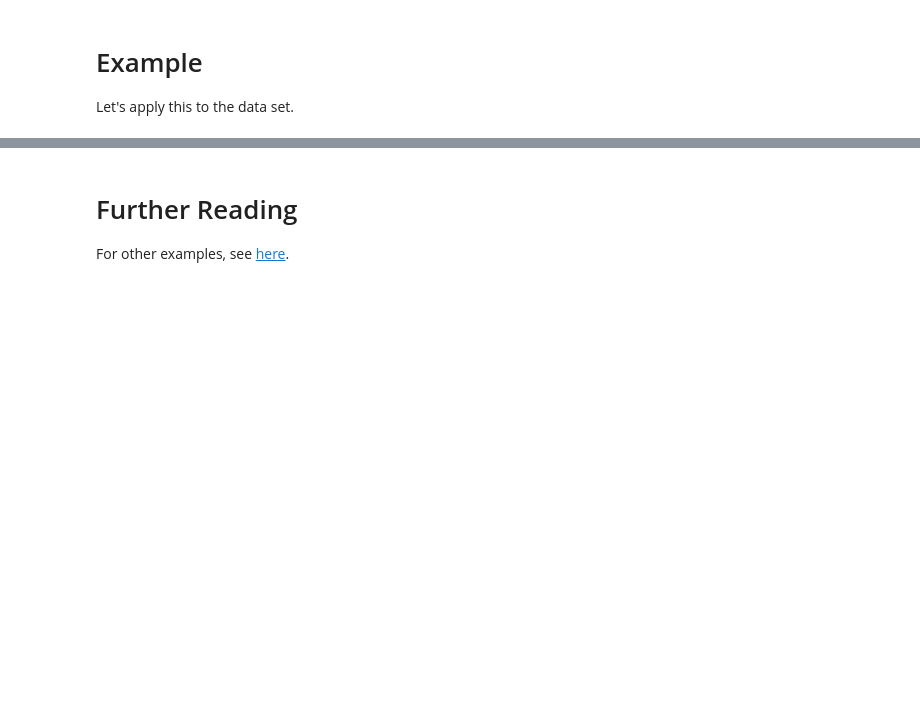
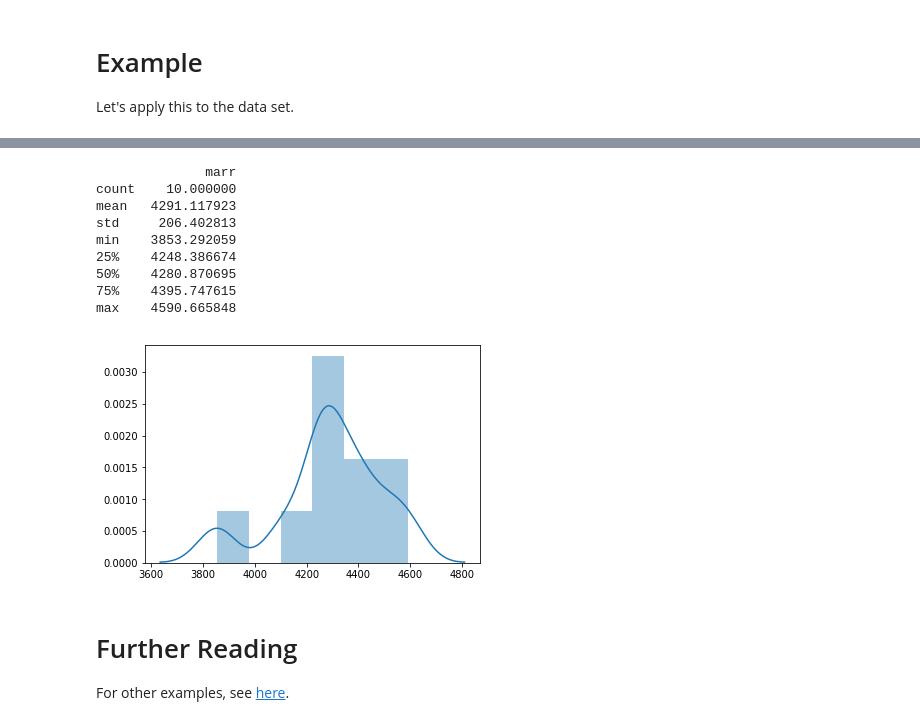
Before and after one commit to vincentqb/data-science-tutorial, a Jupyter notebook: DoubleML.ipynb, the cells around one changed output, grey strips where cells are left out. Drawn from its saved outputs; the diff is of its cells as text; code cells hidden in the pictures; blank space fills up the shorter version.

```diff
--- a/DoubleML.ipynb
+++ b/DoubleML.ipynb
@@ -190,3 +207,25 @@ max    4743.843427
+# %%
+estimates = DoubleML(n_split=2, n_repeat=10, alternative_approach=True)\
+.set_model(model)\
+.set_df(df)\
+.set_outcomes(outcomes)\
+.set_treatments(treatments)\
+.set_controls()\
+.estimate()
+
+sns.distplot(estimates)
+print(estimates.describe())
+# %% [output]
+              marr
+count    10.000000
+mean   4291.117923
+std     206.402813
+min    3853.292059
+25%    4248.386674
+50%    4280.870695
+75%    4395.747615
+max    4590.665848
+[figure, added]
 # %% [markdown]
 # Further Reading
 
```
Also changed, not shown: parts of 4 cells of this notebook.
